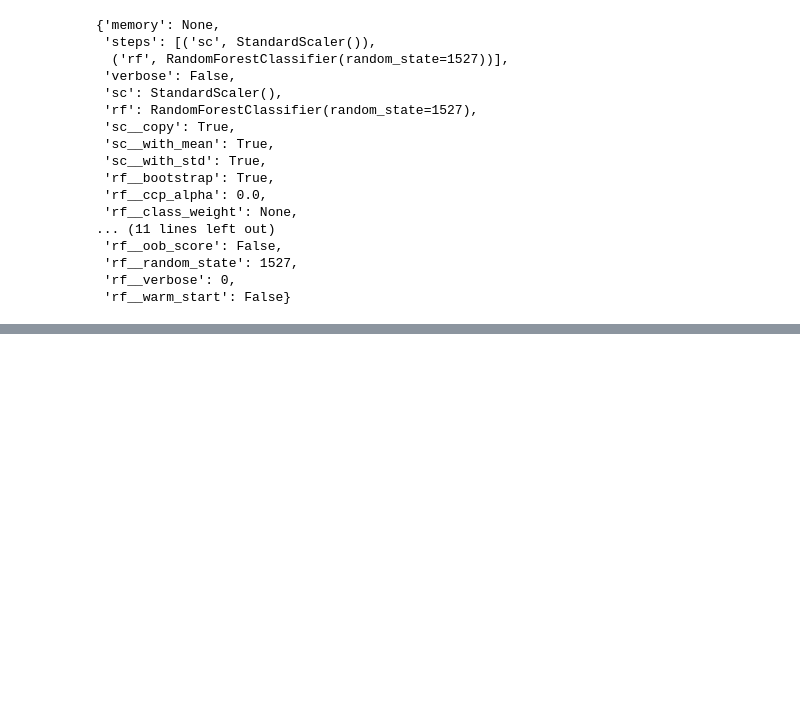
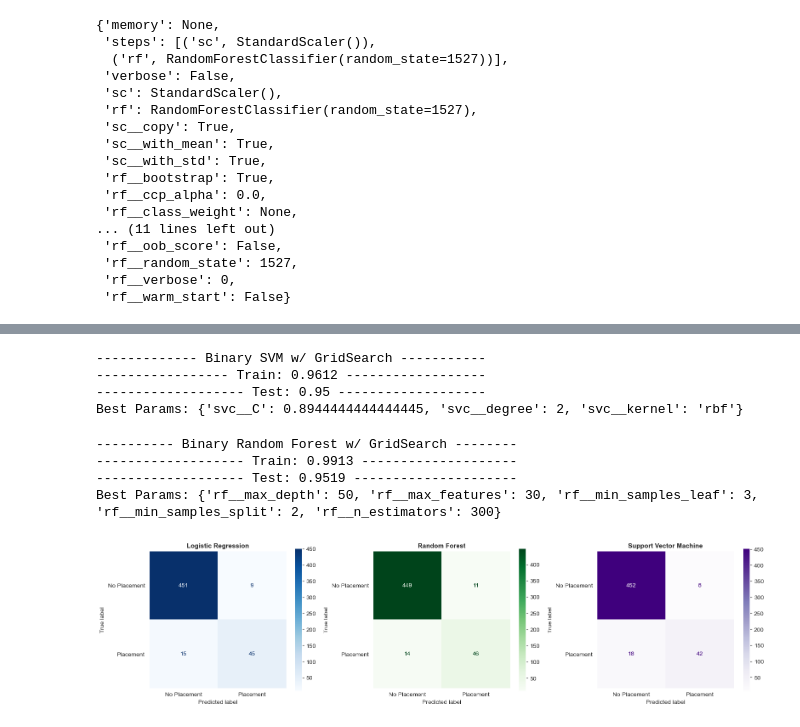
Before and after one commit to farahmalik11/DSI508_Capstone, a Jupyter notebook: code/04_Data_Modeling_I.ipynb, the cells around one changed output, grey strips where cells are left out. Saved outputs shown, nothing was run; the diff lists cells and outputs as text; code cells hidden in the pictures; blank space fills up the shorter version.

```diff
--- a/code/04_Data_Modeling_I.ipynb
+++ b/code/04_Data_Modeling_I.ipynb
@@ -1562,0 +1556,2 @@ print('Best Params:', gs_rf.best_params_)
+# %%
+df['binary_all_nba_winner'] = df['all_nba_winner'].map({0:0, 1:1, 2:1, 3:1, 4:0})
@@ -1562,0 +1611,26 @@ print('Best Params:', gs_rf.best_params_)
+# %%
+pipe_svc_b = Pipeline([
+    ('sc', StandardScaler()),
+    ('svc', SVC(random_state=1527))
+])
+
+pgrid_svc_b =[{
+
+     'svc__C': np.linspace(0.01, 2, 10),
+     'svc__degree' : [2,3,4],
+     'svc__kernel': ['rbf', 'linear', 'sigmoid']}]
+
+gs_svc_b = GridSearchCV(pipe_svc_b, pgrid_svc_b, n_jobs=5)
+gs_svc_b.fit(X_train, y_train_b)
+
+preds_svc_b = gs_svc_b.predict(X_test)
+
+print(f'------------- {b1}Binary SVM w/ GridSearch{b0} -----------')
+print(f'----------------- Train: {round(gs_svc_b.score(X_train, y_train_b),4)} ------------------')
+print(f'------------------- Test: {round(gs_svc_b.score(X_test, y_test_b),4)} -------------------')
+print('Best Params:', gs_svc_b.best_params_)
+# %% [output]
+------------- Binary SVM w/ GridSearch -----------
+----------------- Train: 0.9612 ------------------
+------------------- Test: 0.95 -------------------
+Best Params: {'svc__C': 0.8944444444444445, 'svc__degree': 2, 'svc__kernel': 'rbf'}
@@ -1562,0 +1639,45 @@ print('Best Params:', gs_rf.best_params_)
+# %%
+pipe_rf_b = Pipeline([
+    ('sc', StandardScaler()),
+    ('rf', RandomForestClassifier(random_state=1527))
+])
+
+pgrid_rf_b =[{
+     'rf__n_estimators': [300],
+     'rf__max_depth': [50],
+     'rf__max_features': [30],
+     'rf__min_samples_leaf': [3],
+     'rf__min_samples_split': [2]
+    }]
+
+gs_rf_b = GridSearchCV(pipe_rf_b, pgrid_rf_b, cv=5, n_jobs=5)
+gs_rf_b.fit(X_train, y_train_b)
+
+preds_rf_b = gs_rf_b.predict(X_test)
+
+print(f'---------- {b1}Binary Random Forest w/ GridSearch{b0} --------')
+print(f'------------------- Train: {round(gs_rf_b.score(X_train, y_train_b),4)} --------------------')
+print(f'------------------- Test: {round(gs_rf_b.score(X_test, y_test_b),4)} ---------------------')
+print('Best Params:', gs_rf_b.best_params_)
+# %% [output]
+---------- Binary Random Forest w/ GridSearch --------
+------------------- Train: 0.9913 --------------------
+------------------- Test: 0.9519 ---------------------
+Best Params: {'rf__max_depth': 50, 'rf__max_features': 30, 'rf__min_samples_leaf': 3, 'rf__min_samples_split': 2, 'rf__n_estimators': 300}
+# %%
+fig, ax = plt.subplots(1, 3, figsize=(16, 4))
+
+ConfusionMatrixDisplay.from_predictions(y_test_b, preds_log_b, display_labels=['No Placement', 'Placement'], cmap = 'Blues', ax=ax[0]);
+ConfusionMatrixDisplay.from_predictions(y_test_b, preds_rf_b, display_labels=['No Placement', 'Placement'], cmap = 'Greens', ax=ax[1]);
+ConfusionMatrixDisplay.from_predictions(y_test_b, preds_svc_b, display_labels=['No Placement', 'Placement'], cmap = 'Purples', ax=ax[2]);
+
+plt.tight_layout()
+ax[0].set_title('Logistic Regression', fontweight='bold', fontsize=11)
+ax[1].set_title('Random Forest', fontweight='bold', fontsize=11)
+ax[2].set_title('Support Vector Machine', fontweight='bold', fontsize=11);
+
+ax[0].grid(False)
+ax[1].grid(False)
+ax[2].grid(False);
+# %% [output]
+[figure, added]
```
Also changed, not shown: parts of 58 cells of this notebook, 3 other files.
